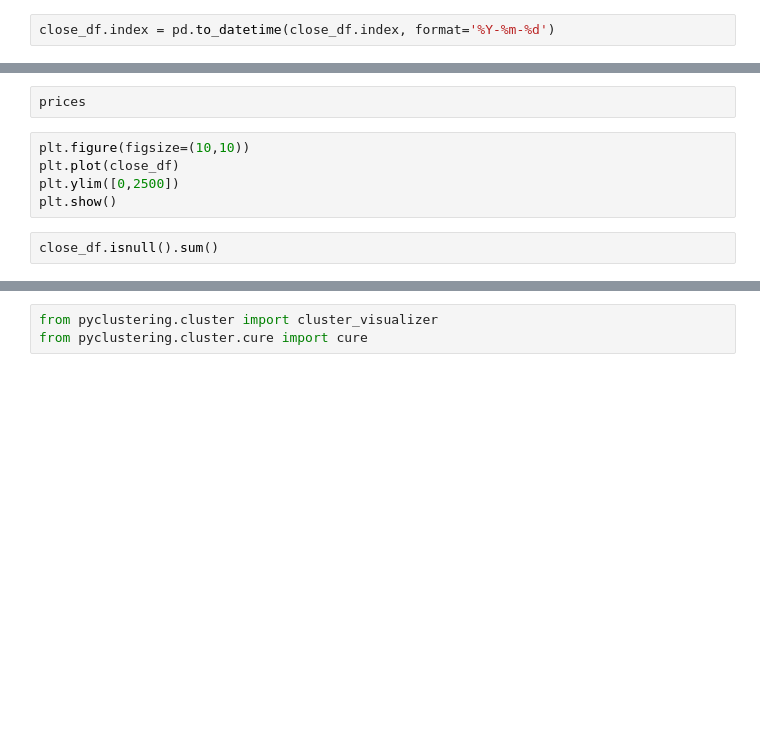
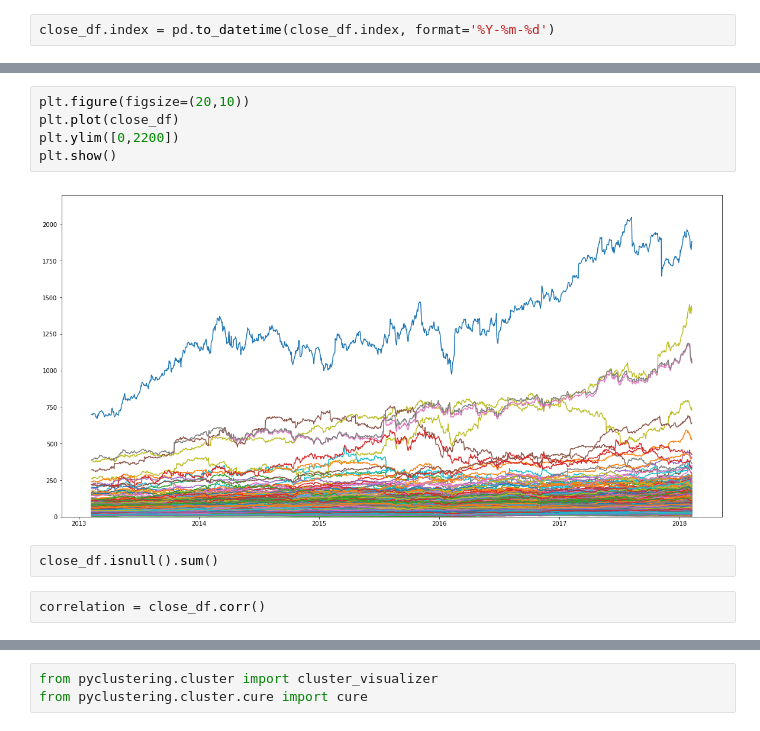
Before and after one commit to Aaivazi000/fintech-master, a Jupyter notebook: Marin Workspace/marin_5.9.ipynb, the cells around one changed output, grey strips where cells are left out. Cells and saved outputs as stored; diff of their text form; blank space fills up the shorter version.

```diff
--- a/Marin Workspace/marin_5.9.ipynb
+++ b/Marin Workspace/marin_5.9.ipynb
@@ -81,9 +181,11 @@ close_df
-# %%
-prices
 # %%
-plt.figure(figsize=(10,10))
+plt.figure(figsize=(20,10))
 plt.plot(close_df)
-plt.ylim([0,2500])
+plt.ylim([0,2200])
 plt.show()
+# %% [output]
+[figure, added]
 # %%
 close_df.isnull().sum()
+# %%
+correlation = close_df.corr()
```
Also changed, not shown: parts of 12 cells of this notebook, 1 other file.
